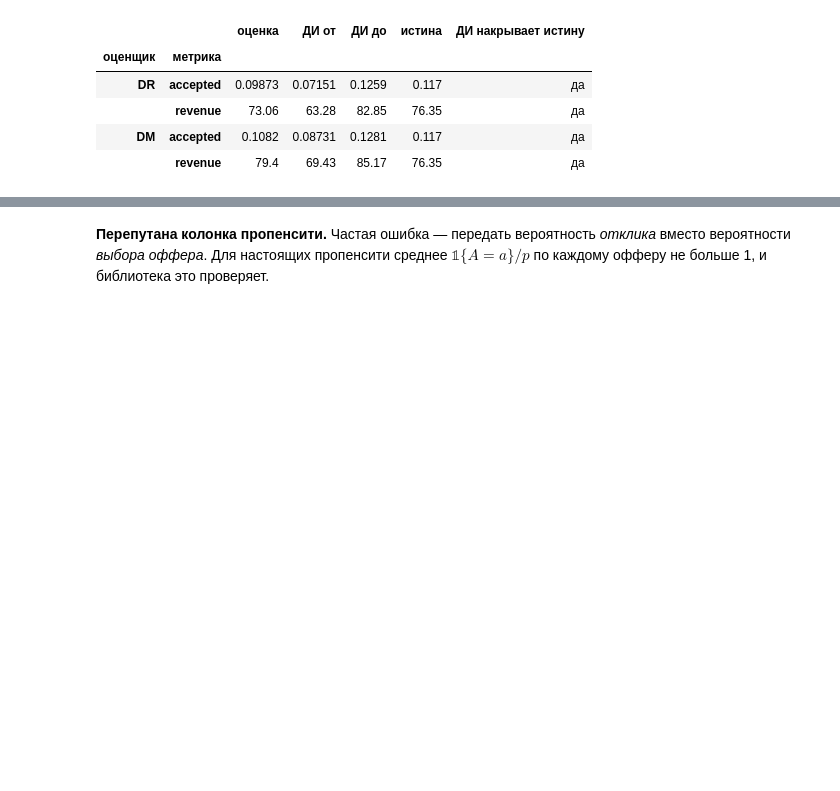
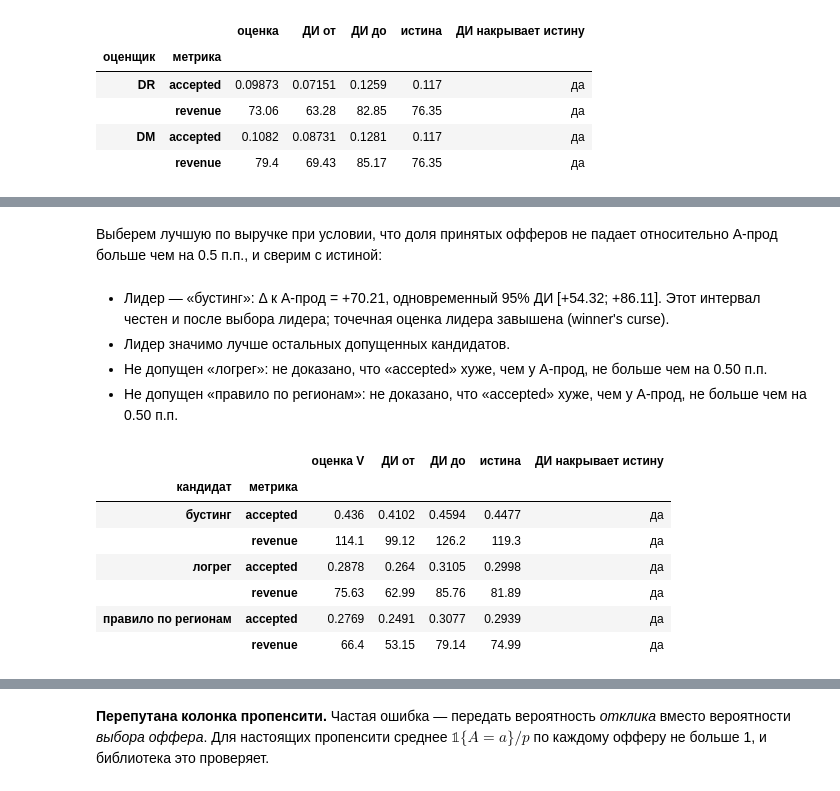
Before and after one commit to Yurashku/OffPolicyLab, a Jupyter notebook: examples/tutorial.ipynb, the cells around one changed output, grey strips where cells are left out. Cells and saved outputs as stored; diff of their text form; code cells hidden in the pictures; blank space fills up the shorter version.

```diff
--- a/examples/tutorial.ipynb
+++ b/examples/tutorial.ipynb
@@ -299,0 +370,16 @@ p (RW) скорректированы методом Romano–Wolf на 6 пар
+# %%
+lr_model = LogisticRegression(max_iter=1000).fit(design(train, train["offer"]), train["accepted"])
+expected_revenue_lr = pd.DataFrame(
+    {a: lr_model.predict_proba(design(holdout, a))[:, 1] * avg_revenue[a] for a in sim.actions},
+    index=holdout.index,
+)
+best_by_region = train.groupby(["region", "offer"])["revenue"].mean().unstack().idxmax(axis=1)
+models = {
+    "бустинг": policy_b,
+    "логрег": ps.greedy(expected_revenue_lr),
+    "правило по регионам": pd.DataFrame(
+        {a: (holdout["region"].map(best_by_region) == a).astype(float) for a in sim.actions}
+    ),
+}
+board = ev.compare(models, baseline=prod_a, baseline_name="A-прод", n_boot=N_BOOT)
+board
@@ -299,0 +412,20 @@ p (RW) скорректированы методом Romano–Wolf на 6 пар
+# %% [markdown]
+Выберем лучшую по выручке при условии, что доля принятых офферов не падает относительно A-прод больше
+чем на 0.5 п.п., и сверим с истиной:
+# %%
+selection = board.best("revenue", guardrails={"accepted": 0.005})
+display(selection)
+values_vs_truth(board, models, on=holdout)
+# %% [output]
+- Лидер — «бустинг»: Δ к A-прод = +70.21, одновременный 95% ДИ [+54.32; +86.11]. Этот интервал честен и после выбора лидера; точечная оценка лидера завышена (winner's curse).
+- Лидер значимо лучше остальных допущенных кандидатов.
+- Не допущен «логрег»: не доказано, что «accepted» хуже, чем у A-прод, не больше чем на 0.50 п.п.
+- Не допущен «правило по регионам»: не доказано, что «accepted» хуже, чем у A-прод, не больше чем на 0.50 п.п.
+|  |  | оценка V | ДИ от | ДИ до | истина | ДИ накрывает истину |
+| кандидат | метрика |  |  |  |  |  |
+| бустинг | accepted | 0.436 | 0.4102 | 0.4594 | 0.4477 | да |
+|  | revenue | 114.1 | 99.12 | 126.2 | 119.3 | да |
+| логрег | accepted | 0.2878 | 0.264 | 0.3105 | 0.2998 | да |
+|  | revenue | 75.63 | 62.99 | 85.76 | 81.89 | да |
+| правило по регионам | accepted | 0.2769 | 0.2491 | 0.3077 | 0.2939 | да |
+|  | revenue | 66.4 | 53.15 | 79.14 | 74.99 | да |
```
Also changed, not shown: parts of 20 cells of this notebook, 5 other files.
